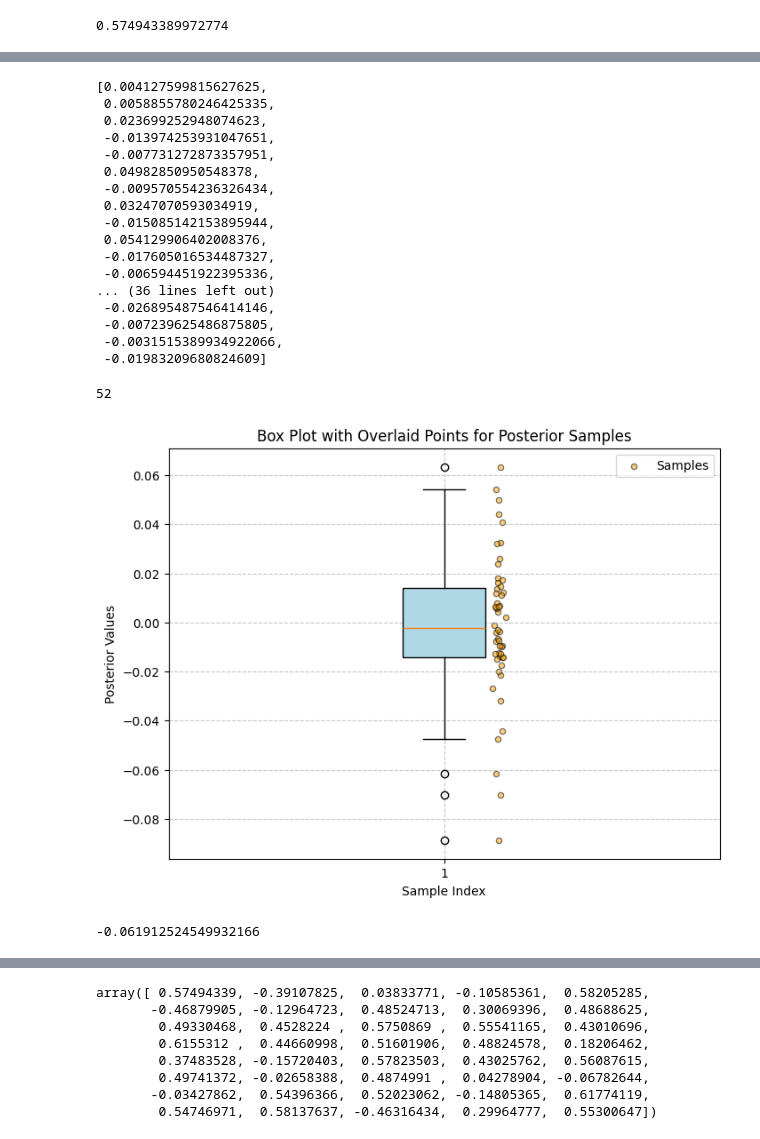
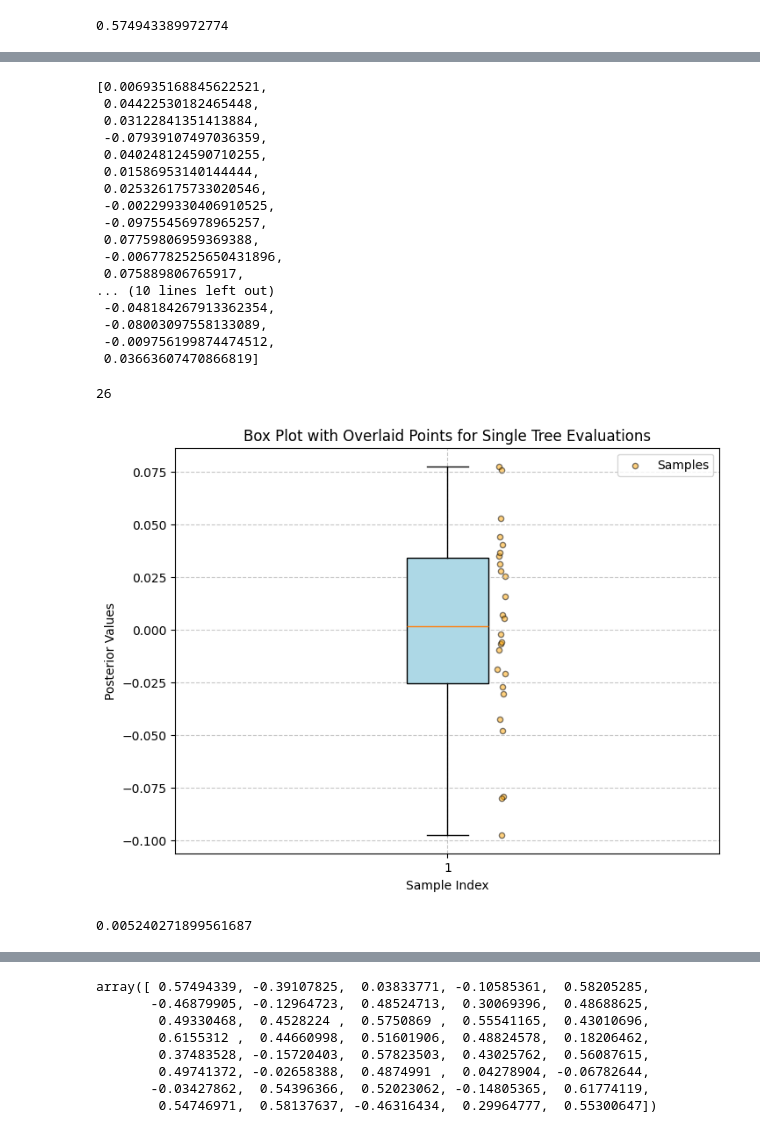
Before and after one commit to yanshuotan/bart-playground, a Jupyter notebook: notebooks/test_MCMC.ipynb, the cells around one changed output, grey strips where cells are left out. Drawn from its saved outputs; the diff is of its cells as text; code cells hidden in the pictures.

Commit message:
Add special move interval functionality

```diff
--- a/notebooks/test_MCMC.ipynb
+++ b/notebooks/test_MCMC.ipynb
@@ -17,8 +17,8 @@ import bartz
 ## 4 Special Moves
 # %%
 proposal_probs = {"grow" : 0.5, "prune" : 0.5}
-special_probs = {"break": 0.5, "combine": 0.5}
-#special_probs = {"birth": 0.25, "death": 0.25, "break": 0.25, "combine": 0.25}
+#special_probs = {"break": 0.5, "combine": 0.5}
+special_probs = {"birth": 0.25, "death": 0.25, "break": 0.25, "combine": 0.25}
 generator = DataGenerator(n_samples=160, n_features=2, noise=0.1, random_seed=42)
 X, y = generator.generate(scenario="piecewise_flat")
 X_train, X_test, y_train, y_test = train_test_split(X, y, random_state=42)
@@ -39,7 +39,7 @@ plt.show()
 bart = ChangeNumTreeBART(ndpost=2000, nskip=2000, n_trees=100,
                          proposal_probs=proposal_probs, special_probs = special_probs,
                          theta_0 = 100, theta_df = np.inf,
-                         tree_num_prior_type="poisson")
+                         tree_num_prior_type="poisson", special_move_interval=1)
 bart.fit(X_train, y_train)
 # %%
 bart.trace[-1].n_trees
@@ -174,47 +194,47 @@ plt.show()
 eval_single = [float(bart.trace[0].trees[i].evaluate(X_sample)) for i in range(len(bart.trace[0].trees))]
 eval_single
 # %% [output]
-[0.004127599815627625,
- 0.0058855780246425335,
- 0.023699252948074623,
- -0.013974253931047651,
- -0.007731272873357951,
- 0.04982850950548378,
- -0.009570554236326434,
- 0.03247070593034919,
- -0.015085142153895944,
- 0.054129906402008376,
- -0.017605016534487327,
- -0.006594451922395336,
-... (36 lines left out)
- -0.026895487546414146,
- -0.007239625486875805,
- -0.0031515389934922066,
- -0.01983209680824609]
+[0.006935168845622521,
+ 0.04422530182465448,
+ 0.03122841351413884,
+ -0.07939107497036359,
+ 0.040248124590710255,
+ 0.01586953140144444,
+ 0.025326175733020546,
+ -0.002299330406910525,
+ -0.09755456978965257,
+ 0.07759806959369388,
+ -0.0067782525650431896,
+ 0.075889806765917,
+... (10 lines left out)
+ -0.048184267913362354,
+ -0.08003097558133089,
+ -0.009756199874474512,
+ 0.03663607470866819]
 # %%
 len(eval_single)
 # %% [output]
-52
+26
 # %%
 plt.figure(figsize=(8, 6))
 plt.boxplot(eval_single, vert=True, patch_artist=True, boxprops=dict(facecolor='lightblue'))
 for i in range(len(eval_single)):
     y = eval_single[i]
     x = np.random.normal(1.1, 0.005, size=1)
     plt.scatter(x, y, alpha=0.5, color='orange', edgecolor='k', s=20, label='Samples' if i == 0 else None)
 
-plt.title('Box Plot with Overlaid Points for Posterior Samples')
+plt.title('Box Plot with Overlaid Points for Single Tree Evaluations')
 plt.ylabel('Posterior Values')
 plt.xlabel('Sample Index')
 plt.grid(True, linestyle='--', alpha=0.7)
 plt.legend()
 plt.show()
 # %% [output]
-[figure, old version]
+[figure, new version]
 # %%
 np.sum(eval_single)
 # %% [output]
--0.061912524549932166
+0.005240271899561687
 # %%
 eval = [bart.trace[i].evaluate(X_sample) for i in range(len(bart.trace))]
 eval
```
Also changed, not shown: parts of 17 cells of this notebook, 7 other files.
